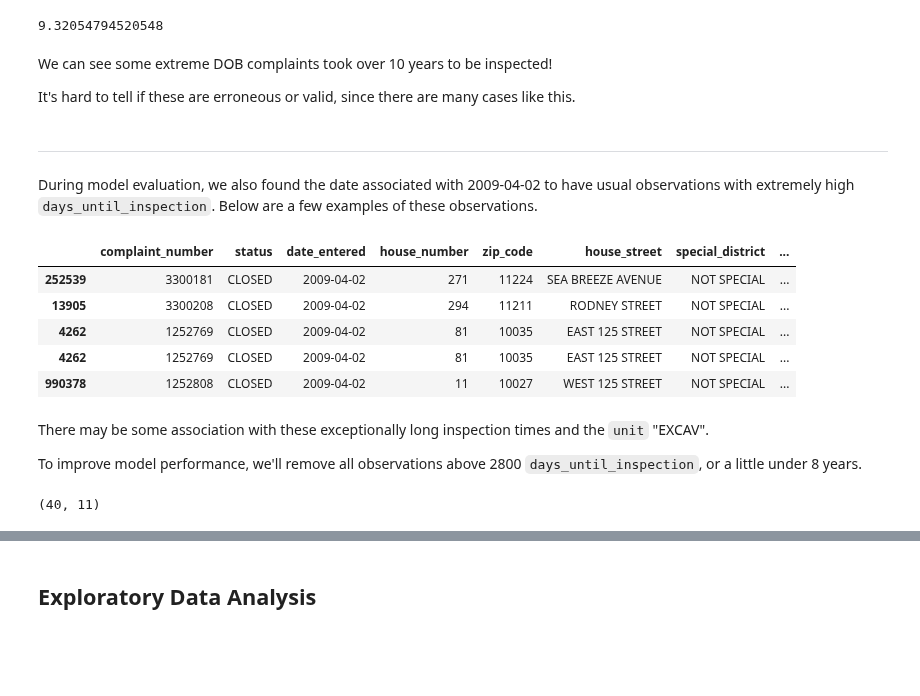
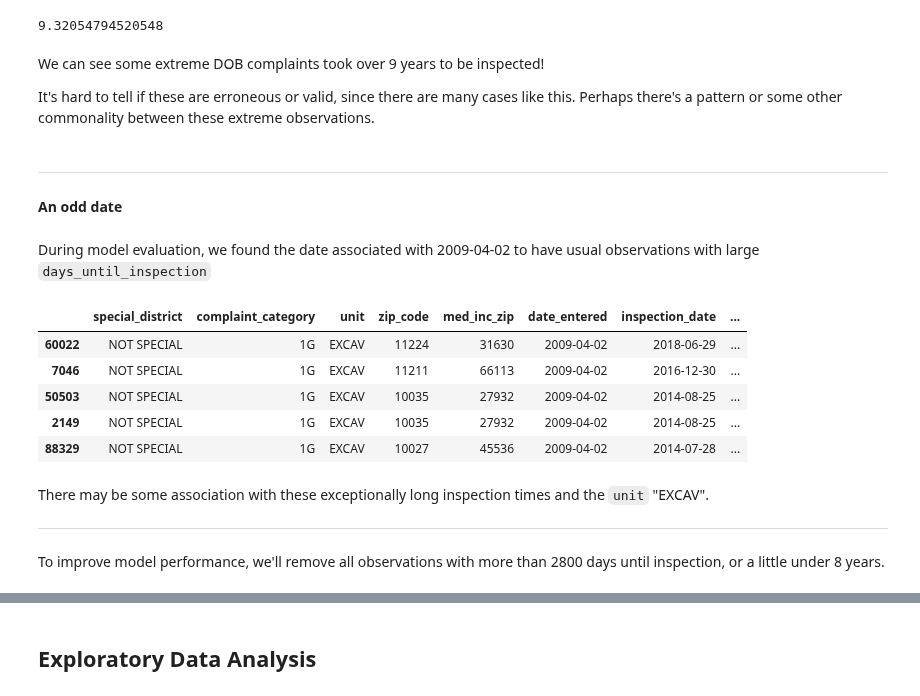
Before and after one commit to Shaddyjr/dob_complaints, a Jupyter notebook: dob_complaints.ipynb, the cells around one changed output, grey strips where cells are left out. Cells and saved outputs as stored; diff of their text form; code cells hidden in the pictures; blank space fills up the shorter version.

```diff
--- a/dob_complaints.ipynb
+++ b/dob_complaints.ipynb
@@ -110,28 +121,27 @@ complaints["days_until_inspection"].max() / 365 # converting days to years
 # %% [output]
 9.32054794520548
 # %% [markdown]
-We can see some extreme DOB complaints took over 10 years to be inspected!
+We can see some extreme DOB complaints took over 9 years to be inspected!
 
-It's hard to tell if these are erroneous or valid, since there are many cases like this.
+It's hard to tell if these are erroneous or valid, since there are many cases like this. Perhaps there's a pattern or some other commonality between these extreme observations.
+# %% [markdown]
+---
+#### An odd date
 # %% [markdown]
----
-During model evaluation, we also found the date associated with 2009-04-02 to have usual observations with extremely high `days_until_inspection`. Below are a few examples of these observations.
+During model evaluation, we found the date associated with 2009-04-02 to have usual observations with large `days_until_inspection`
 # %%
-outlier_dates = ["2009-04-02"]
-complaints[complaints["date_entered"].isin(outlier_dates)].sort_values("inspection_date", ascending = False).head()
+odd_dates = ["2009-04-02"]
+complaints[complaints["date_entered"].isin(odd_dates)].sort_values("inspection_date", ascending = False).head()
 # %% [output]
-|  | complaint_number | status | date_entered | house_number | zip_code | house_street | special_district | ... |
-| 252539 | 3300181 | CLOSED | 2009-04-02 | 271 | 11224 | SEA BREEZE AVENUE | NOT SPECIAL | ... |
-| 13905 | 3300208 | CLOSED | 2009-04-02 | 294 | 11211 | RODNEY STREET | NOT SPECIAL | ... |
-| 4262 | 1252769 | CLOSED | 2009-04-02 | 81 | 10035 | EAST 125 STREET | NOT SPECIAL | ... |
-| 4262 | 1252769 | CLOSED | 2009-04-02 | 81 | 10035 | EAST 125 STREET | NOT SPECIAL | ... |
-| 990378 | 1252808 | CLOSED | 2009-04-02 | 11 | 10027 | WEST 125 STREET | NOT SPECIAL | ... |
+|  | special_district | complaint_category | unit | zip_code | med_inc_zip | date_entered | inspection_date | ... |
+| 60022 | NOT SPECIAL | 1G | EXCAV | 11224 | 31630 | 2009-04-02 | 2018-06-29 | ... |
+| 7046 | NOT SPECIAL | 1G | EXCAV | 11211 | 66113 | 2009-04-02 | 2016-12-30 | ... |
+| 50503 | NOT SPECIAL | 1G | EXCAV | 10035 | 27932 | 2009-04-02 | 2014-08-25 | ... |
+| 2149 | NOT SPECIAL | 1G | EXCAV | 10035 | 27932 | 2009-04-02 | 2014-08-25 | ... |
+| 88329 | NOT SPECIAL | 1G | EXCAV | 10027 | 45536 | 2009-04-02 | 2014-07-28 | ... |
 # %% [markdown]
 There may be some association with these exceptionally long inspection times and the `unit` "EXCAV".
 
-To improve model performance, we'll remove all observations above 2800 `days_until_inspection`, or a little under 8 years.
+---
+
+To improve model performance, we'll remove all observations with more than 2800 days until inspection, or a little under 8 years.
-# %%
-outlier_threshold = 2800
-complaints[complaints["days_until_inspection"] > outlier_threshold].shape
-# %% [output]
-(40, 11)
```
Also changed, not shown: parts of 99 cells of this notebook, 2 other files.
